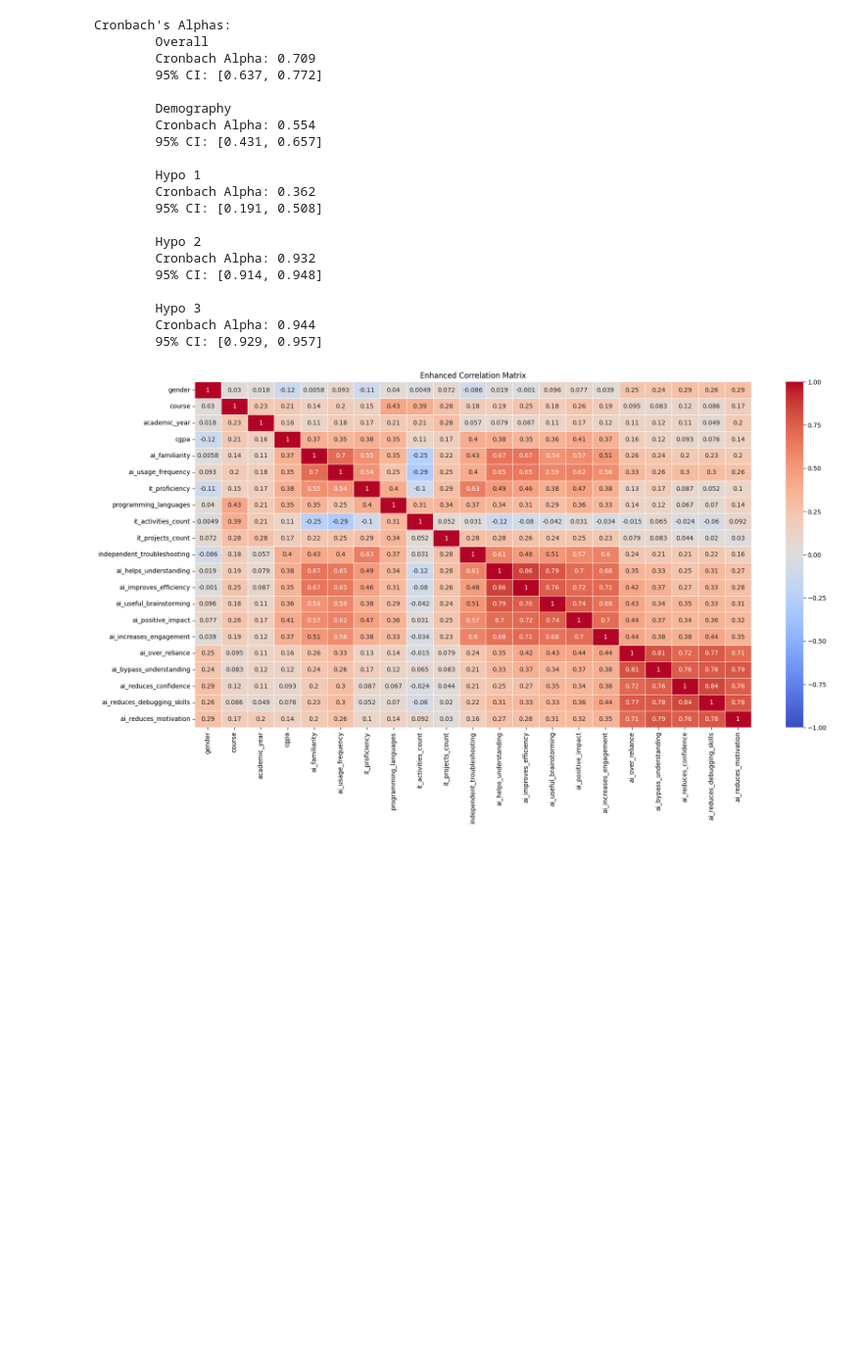
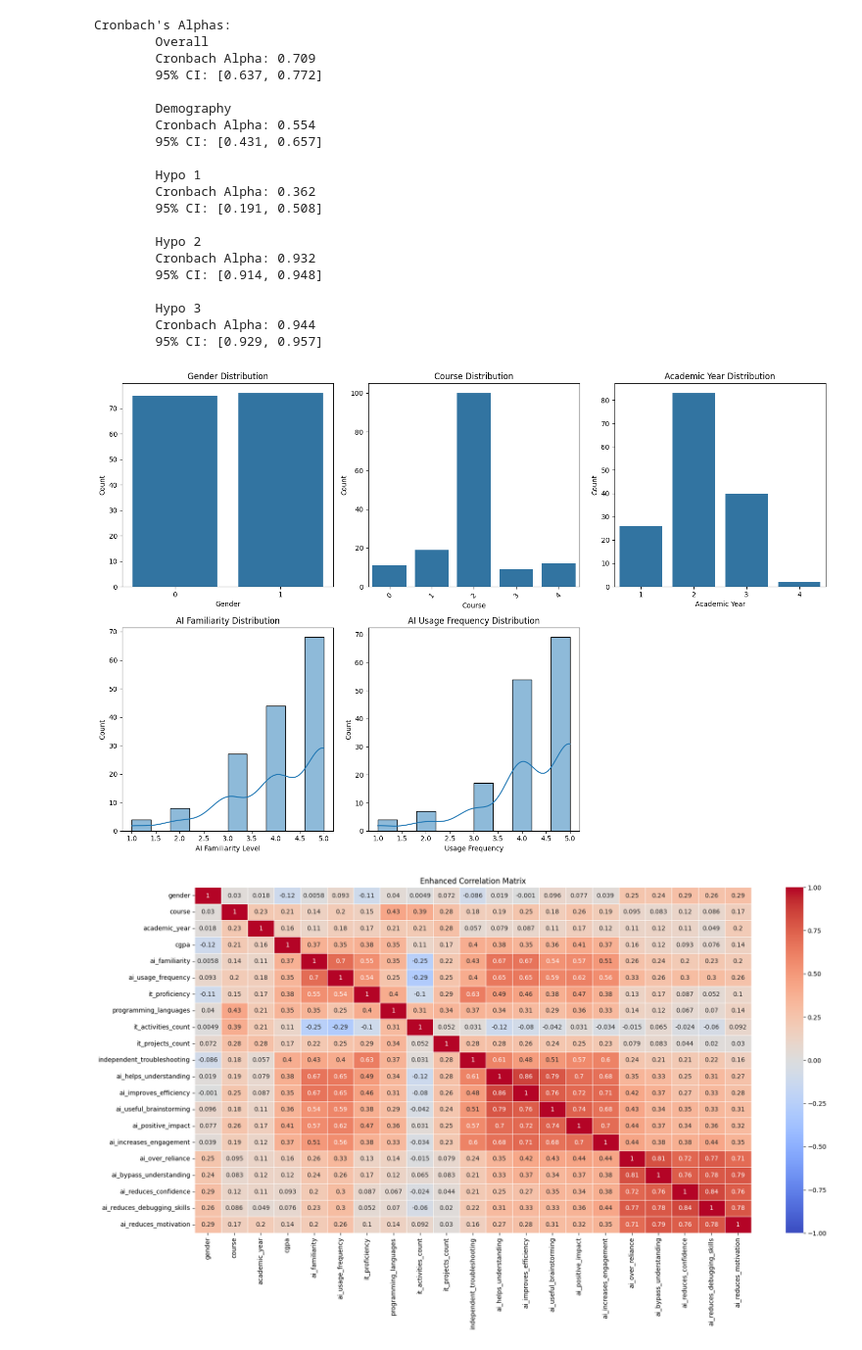
Before and after one commit to rttz159/ResearchMethodY2S2Assignment, a Jupyter notebook: assignment.ipynb, the cells around one changed output. Shown: that part at 98% size. Saved outputs shown, nothing was run; the diff lists cells and outputs as text; code cells hidden in the pictures; blank space fills up the shorter version.

Commit message:
graph adding

```diff
--- a/assignment.ipynb
+++ b/assignment.ipynb
@@ -206,6 +206,48 @@ Cronbach's Alphas:
         Hypo 3
         Cronbach Alpha: 0.944
         95% CI: [0.929, 0.957]
+# %%
+import matplotlib.pyplot as plt
+import seaborn as sns
+
+plt.figure(figsize=(15, 10))
+
+plt.subplot(2, 3, 1)
+gender_counts = demographic_df['gender'].value_counts()
+sns.barplot(x=gender_counts.index, y=gender_counts.values)
+plt.title('Gender Distribution')
+plt.xlabel('Gender')
+plt.ylabel('Count')
+
+plt.subplot(2, 3, 2)
+course_counts = demographic_df['course'].value_counts()
+sns.barplot(x=course_counts.index, y=course_counts.values)
+plt.title('Course Distribution')
+plt.xlabel('Course')
+plt.ylabel('Count')
+plt.xticks(rotation=45)
+
+plt.subplot(2, 3, 3)
+year_counts = demographic_df['academic_year'].value_counts().sort_index()
+sns.barplot(x=year_counts.index, y=year_counts.values)
+plt.title('Academic Year Distribution')
+plt.xlabel('Academic Year')
+plt.ylabel('Count')
+
+plt.subplot(2, 3, 4)
+sns.histplot(data=demographic_df, x='ai_familiarity', bins=10, kde=True)
+plt.title('AI Familiarity Distribution')
+plt.xlabel('AI Familiarity Level')
+
+plt.subplot(2, 3, 5)
+sns.histplot(data=demographic_df, x='ai_usage_frequency', bins=10, kde=True)
+plt.title('AI Usage Frequency Distribution')
+plt.xlabel('Usage Frequency')
+
+plt.tight_layout()
+plt.show()
+# %% [output]
+[figure, added]
 # %%
 import seaborn as sns
 import matplotlib.pyplot as plt
```
